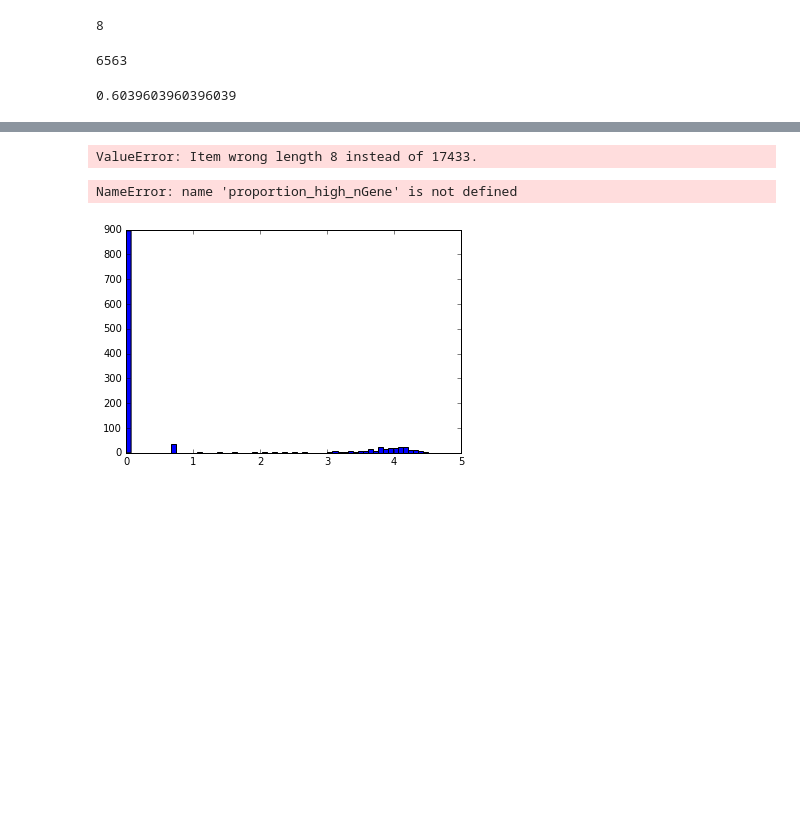
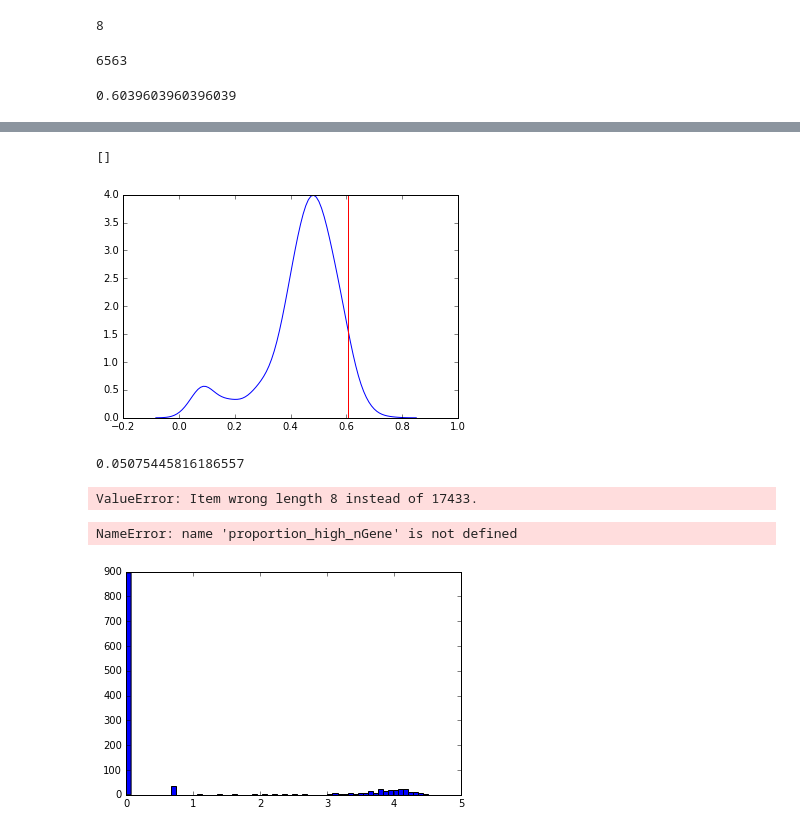
Before and after one commit to nickdeveaux/Drosophila_inferelator, a Jupyter notebook: Create TSV from Matrix.ipynb, the cells around one changed output, grey strips where cells are left out. Cells and saved outputs as stored; diff of their text form; code cells hidden in the pictures; blank space fills up the shorter version.

```diff
--- a/Create TSV from Matrix.ipynb
+++ b/Create TSV from Matrix.ipynb
@@ -433,3 +415,15 @@ plt.hist(ratios)
+# %%
+ax = sns.kdeplot(ratios)
+plt.axvline(x=germline_ratio, color='red')
+plt.plot()
+# %% [output]
+[]
+[figure, added]
+# %%
+## what top percent is the germline ratio in compared to length-8 metagenes with similar number of samples?
+sum([ratio > germline_ratio for ratio in ratios]) / float(len(ratios))
+# %% [output]
+0.05075445816186557
 # %%
 This suggests to me that there is nothing very special about the germcell metagene for predicting high nGene.
 # %%
```
Also changed, not shown: parts of 6 cells of this notebook.
